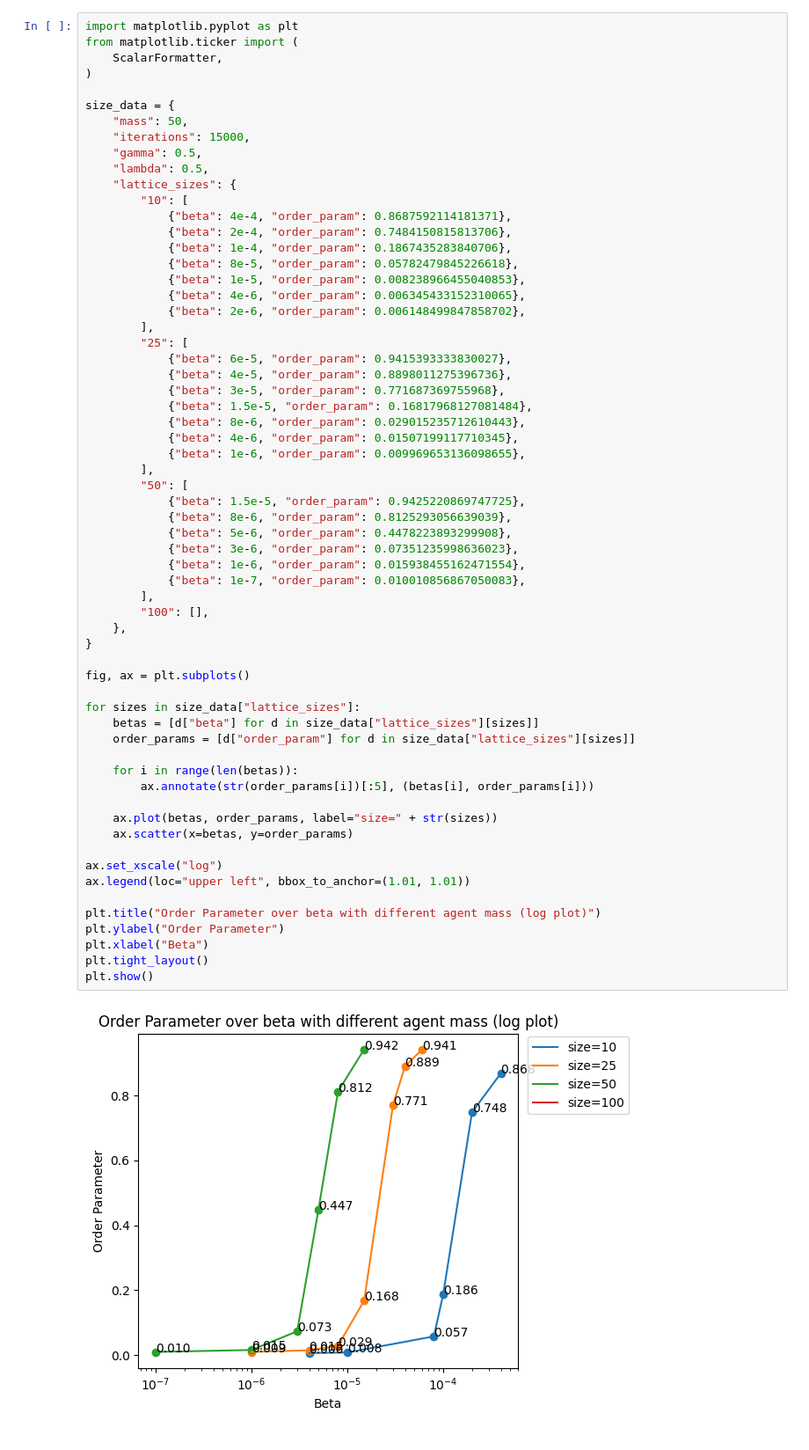
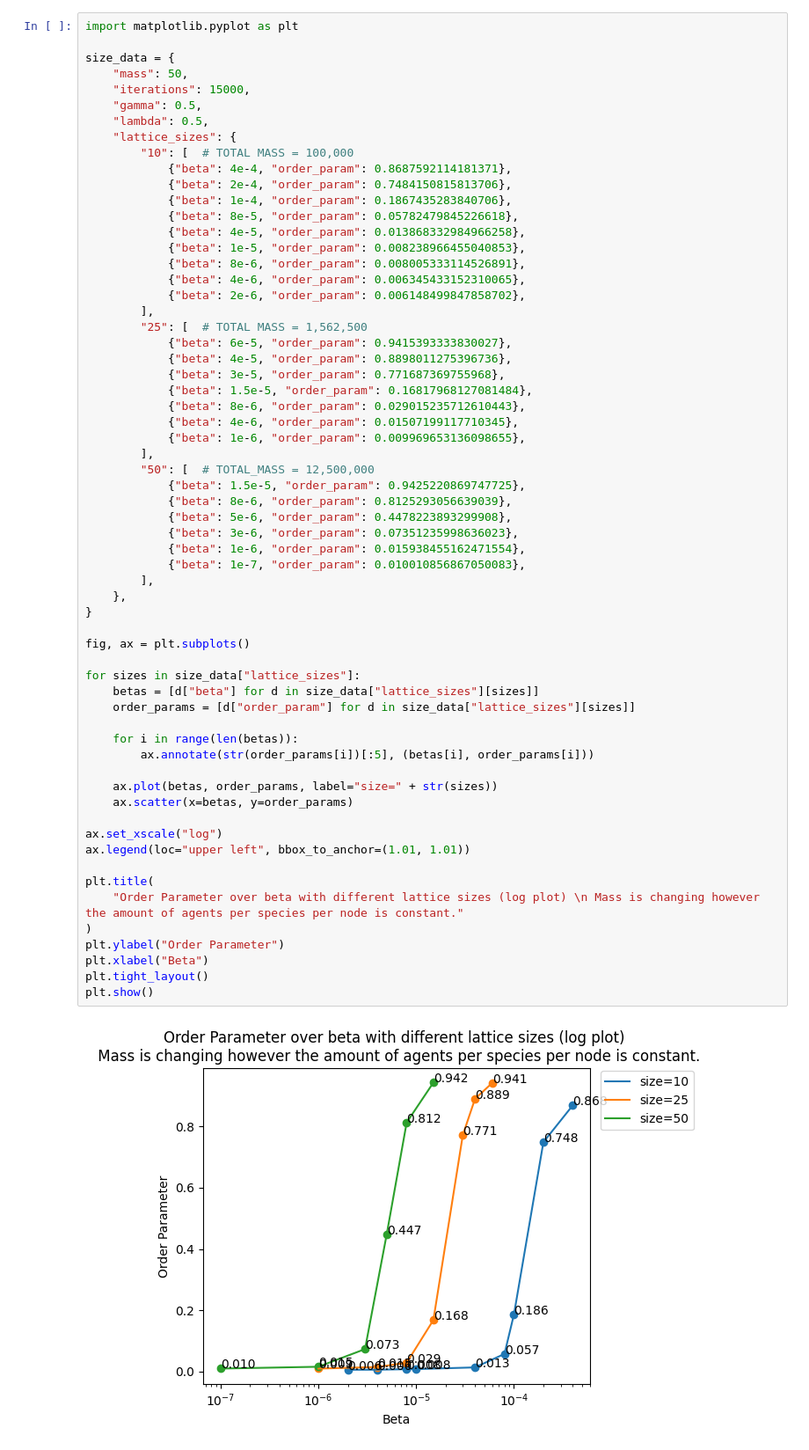
Before and after one commit to yustarandomname/territories-in-three-dimensions, a Jupyter notebook: plot-data/orderparams.ipynb, the cells around one changed output. Shown: that part at 88% size. Drawn from its saved outputs; the diff is of its cells as text.

```diff
--- a/plot-data/orderparams.ipynb
+++ b/plot-data/orderparams.ipynb
@@ -141,9 +158,6 @@ plt.show()
 [figure]
 # %%
 import matplotlib.pyplot as plt
-from matplotlib.ticker import (
-    ScalarFormatter,
-)
 
 size_data = {
     "mass": 50,
@@ -151,16 +165,18 @@ size_data = {
     "gamma": 0.5,
     "lambda": 0.5,
     "lattice_sizes": {
-        "10": [
+        "10": [  # TOTAL MASS = 100,000
             {"beta": 4e-4, "order_param": 0.8687592114181371},
             {"beta": 2e-4, "order_param": 0.7484150815813706},
             {"beta": 1e-4, "order_param": 0.1867435283840706},
             {"beta": 8e-5, "order_param": 0.05782479845226618},
+            {"beta": 4e-5, "order_param": 0.013868332984966258},
             {"beta": 1e-5, "order_param": 0.008238966455040853},
+            {"beta": 8e-6, "order_param": 0.008005333114526891},
             {"beta": 4e-6, "order_param": 0.006345433152310065},
             {"beta": 2e-6, "order_param": 0.006148499847858702},
         ],
-        "25": [
+        "25": [  # TOTAL MASS = 1,562,500
             {"beta": 6e-5, "order_param": 0.9415393333830027},
             {"beta": 4e-5, "order_param": 0.8898011275396736},
             {"beta": 3e-5, "order_param": 0.771687369755968},
@@ -169,37 +185,38 @@ size_data = {
             {"beta": 4e-6, "order_param": 0.01507199117710345},
             {"beta": 1e-6, "order_param": 0.009969653136098655},
         ],
-        "50": [
+        "50": [  # TOTAL_MASS = 12,500,000
             {"beta": 1.5e-5, "order_param": 0.9425220869747725},
             {"beta": 8e-6, "order_param": 0.8125293056639039},
             {"beta": 5e-6, "order_param": 0.4478223893299908},
             {"beta": 3e-6, "order_param": 0.07351235998636023},
             {"beta": 1e-6, "order_param": 0.015938455162471554},
             {"beta": 1e-7, "order_param": 0.010010856867050083},
         ],
-        "100": [],
     },
 }
 
 fig, ax = plt.subplots()
 
 for sizes in size_data["lattice_sizes"]:
     betas = [d["beta"] for d in size_data["lattice_sizes"][sizes]]
     order_params = [d["order_param"] for d in size_data["lattice_sizes"][sizes]]
 
     for i in range(len(betas)):
         ax.annotate(str(order_params[i])[:5], (betas[i], order_params[i]))
 
     ax.plot(betas, order_params, label="size=" + str(sizes))
     ax.scatter(x=betas, y=order_params)
 
 ax.set_xscale("log")
 ax.legend(loc="upper left", bbox_to_anchor=(1.01, 1.01))
 
-plt.title("Order Parameter over beta with different agent mass (log plot)")
+plt.title(
+    "Order Parameter over beta with different lattice sizes (log plot) \n Mass is changing however the amount of agents per species per node is constant."
+)
 plt.ylabel("Order Parameter")
 plt.xlabel("Beta")
 plt.tight_layout()
 plt.show()
 # %% [output]
-[figure, old version]
+[figure, new version]
```
Also changed, not shown: parts of 5 cells of this notebook, 9 other files.
